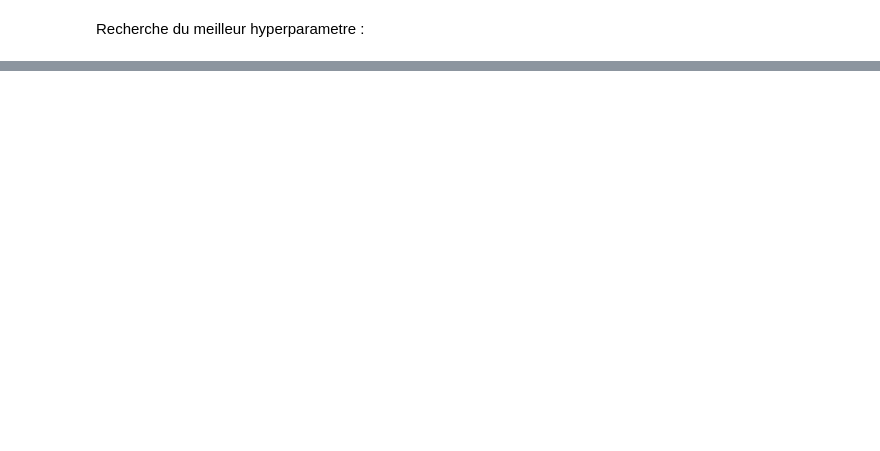
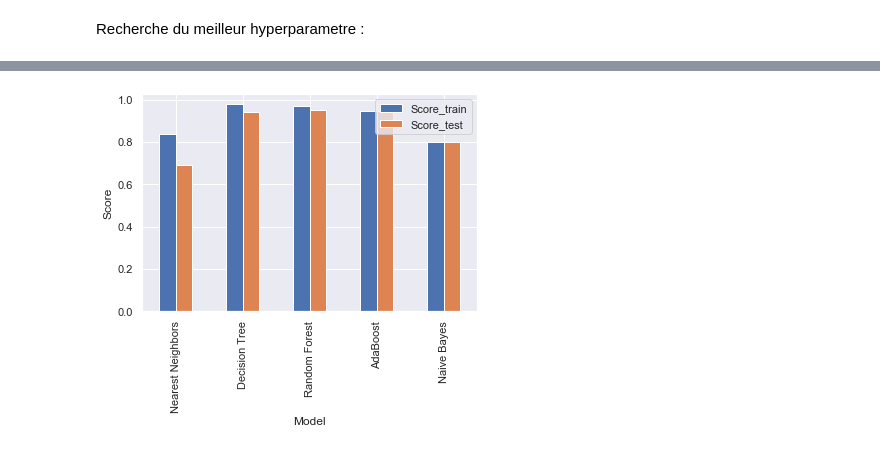
Before and after one commit to PhamAlexT/MOSQUITO, a Jupyter notebook: starting_kit/README_all.ipynb, the cells around one changed output, grey strips where cells are left out. Saved outputs shown, nothing was run; the diff lists cells and outputs as text; code cells hidden in the pictures; blank space fills up the shorter version.

```diff
--- a/starting_kit/README_all.ipynb
+++ b/starting_kit/README_all.ipynb
@@ -75,0 +91,4 @@ on voit qu'il faut au moins 100 arbres !
+# %%
+f_test_models (X_train, Y_train)
+# %% [output]
+[figure, added]
```
Also changed, not shown: parts of 16 cells of this notebook.
